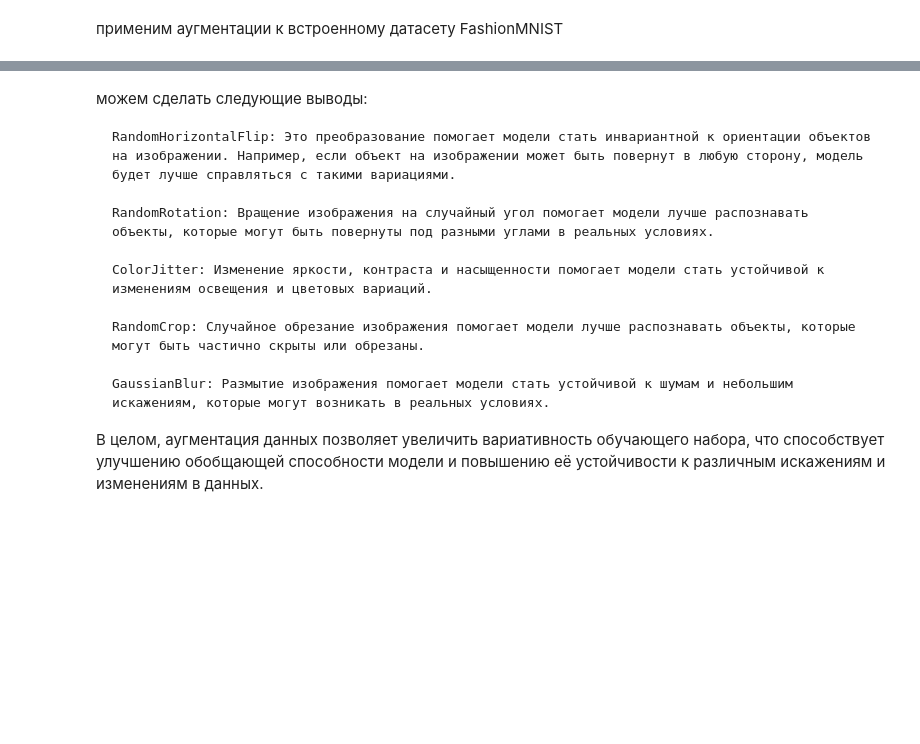
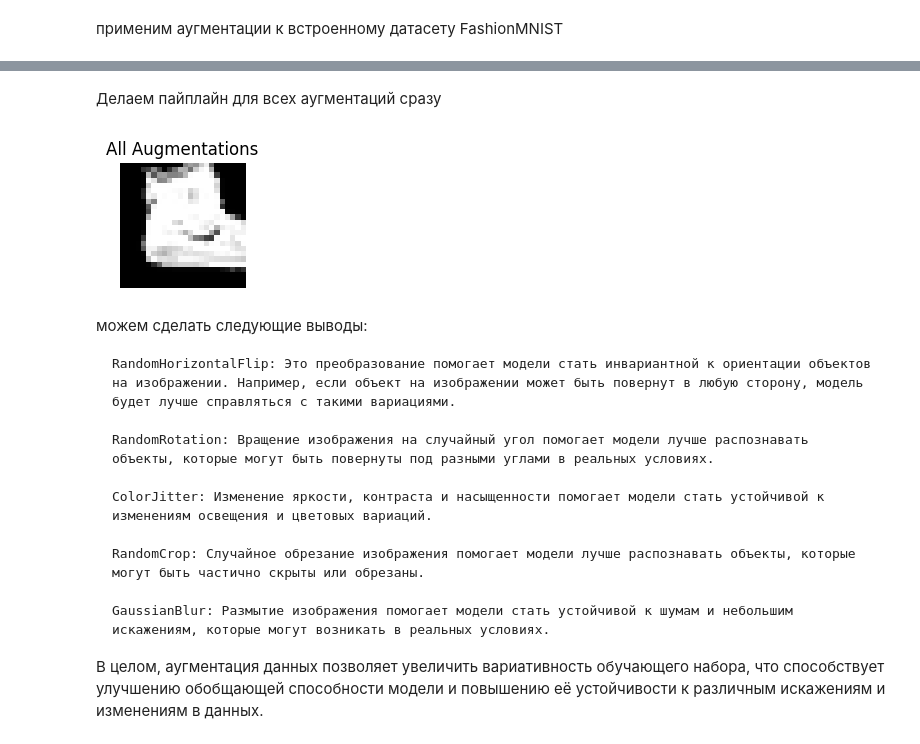
Before and after one commit to Nikait/HSE_Fundamentals_of_DL_2025, a Jupyter notebook: dl_1.ipynb, the cells around one changed output, grey strips where cells are left out. Saved outputs shown, nothing was run; the diff lists cells and outputs as text; code cells hidden in the pictures; blank space fills up the shorter version.

```diff
--- a/dl_1.ipynb
+++ b/dl_1.ipynb
@@ -42,3 +57,33 @@ show_augmentations(original_image_pil, augmentations)
+# %% [markdown]
+Делаем пайплайн для всех аугментаций сразу
+# %%
+all_augmentations_pipeline = transforms.Compose([
+    transforms.RandomHorizontalFlip(p=1.0),
+    transforms.RandomRotation(degrees=30),
+    transforms.ColorJitter(brightness=0.5, contrast=0.5, saturation=0.5),
+    transforms.RandomCrop(size=(24, 24), padding=4),
+    transforms.GaussianBlur(kernel_size=3),
+    transforms.ToTensor()
+])
+
+
+augmented_image_all = all_augmentations_pipeline(original_image_pil)
+
+def show_augmentations(original_image_pil, augmentations, n_rows=3, n_cols=3):
+
+    # изображение с применением всех аугментаций
+    plt.subplot(n_rows, n_cols, len(augmentations) + 1)
+    plt.imshow(augmented_image_all.permute(1, 2, 0).squeeze(), cmap='gray')
+    plt.title("All Augmentations")
+    plt.axis('off')
+
+    plt.tight_layout()
+    plt.show()
+
+
+show_augmentations(original_image_pil, augmentations)
+# %% [output]
+[figure, added]
 # %% [markdown]
 можем сделать следующие выводы:
 
```
Also changed, not shown: parts of 1 cell of this notebook.
